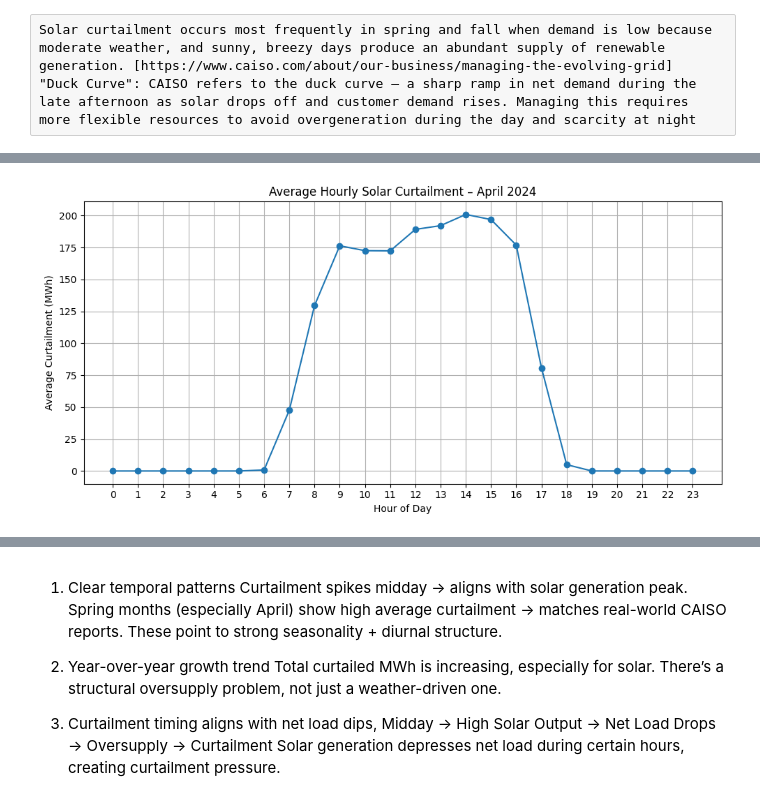
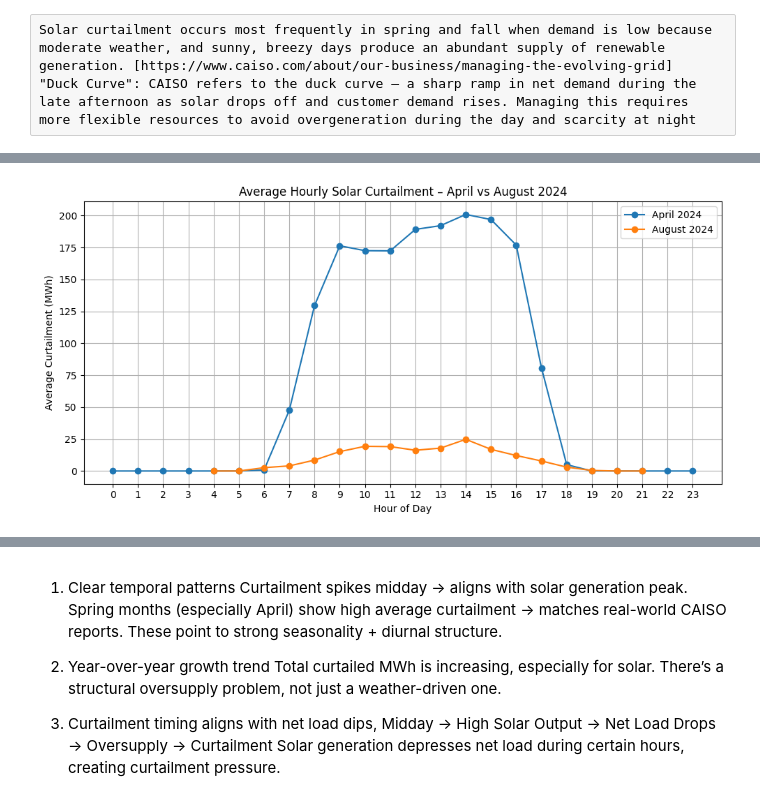
Before and after one commit to pennsail/Curtailed-2-Compute, a Jupyter notebook: notebooks/01_curtailed_energy_analysis.ipynb, the cells around one changed output, grey strips where cells are left out. Drawn from its saved outputs; the diff is of its cells as text; code cells hidden in the pictures.

```diff
--- a/notebooks/01_curtailed_energy_analysis.ipynb
+++ b/notebooks/01_curtailed_energy_analysis.ipynb
@@ -12,7 +12,7 @@ pd.set_option('display.max_columns', None)
 # STEP 1: Load and Combine Yearly Excel Files
 # ---------------------------------------------
 data_dir = Path("../data")
-years = [2022, 2023, 2024, 2025]
+years = [2020, 2021, 2022, 2023, 2024, 2025]
 combined_df = []
 
 for year in years:
@@ -127,7 +128,6 @@ daily = curtailment_df.groupby(['Datetime', 'Reason']).agg({
 daily['Date'] = daily['Datetime'].dt.date
 
 # Monthly summary
-curtailment_df['Month'] = curtailment_df['Datetime'].dt.to_period('M')
 monthly = curtailment_df.groupby(['Month', 'Reason'])[
     ['Solar Curtailment (MWh)', 'Wind Curtailment (MWh)', 'Total Curtailment (MW) (MWh)']
 ].sum().reset_index()
@@ -281,31 +293,41 @@ Solar curtailment occurs most frequently in spring and fall when demand is low b
 # %%
 # Filter April 2024 data
 #curtailment_df['Datetime'] = pd.to_datetime(curtailment_df['Datetime'])
 curtailment_df['Datetime'] = curtailment_df['Datetime'] - pd.Timedelta(hours=7)
+# Filter April 2024
+df_april = curtailment_df[
+    (curtailment_df['Datetime'].dt.month == 4) & (curtailment_df['Datetime'].dt.year == 2024)
+].copy()
 
-df_april = curtailment_df[curtailment_df['Datetime'].dt.month == 4]
-df_april = df_april[df_april['Datetime'].dt.year == 2024]
+# Filter August 2024
+df_august = curtailment_df[
+    (curtailment_df['Datetime'].dt.month == 8) & (curtailment_df['Datetime'].dt.year == 2024)
+].copy()
 
-# Extract hour and fill missing values
-df_april['Hour'] = df_april['Datetime'].dt.hour
-df_april['Solar Curtailment (MWh)'] = df_april['Solar Curtailment (MWh)'].fillna(0)
+# Extract hour and fill NaNs
+for df in [df_april, df_august]:
+    df['Hour'] = df['Datetime'].dt.hour
+    df['Solar Curtailment (MWh)'] = df['Solar Curtailment (MWh)'].fillna(0)
 
-# Average solar curtailment per hour
-avg_solar_by_hour = df_april.groupby('Hour')['Solar Curtailment (MWh)'].mean()
+# Group by hour and compute averages
+avg_april = df_april.groupby('Hour')['Solar Curtailment (MWh)'].mean()
+avg_august = df_august.groupby('Hour')['Solar Curtailment (MWh)'].mean()
 
 # Plot
 import matplotlib.pyplot as plt
 plt.figure(figsize=(10, 5))
-plt.plot(avg_solar_by_hour.index, avg_solar_by_hour.values, marker='o')
-plt.title('Average Hourly Solar Curtailment – April 2024')
+plt.plot(avg_april.index, avg_april.values, marker='o', label='April 2024')
+plt.plot(avg_august.index, avg_august.values, marker='o', label='August 2024')
+plt.title('Average Hourly Solar Curtailment – April vs August 2024')
 plt.xlabel('Hour of Day')
 plt.ylabel('Average Curtailment (MWh)')
+plt.xticks(range(0, 24))
 plt.grid(True)
-plt.xticks(range(0, 24))
+plt.legend()
 plt.tight_layout()
 plt.show()
 # %% [output]
-[figure, old version]
+[figure, new version]
 # %%
 # ---------------------------------------------
 # STEP 1: Load and Combine Yearly Excel Files (Production sheet)
```
Also changed, not shown: parts of 20 cells of this notebook.
